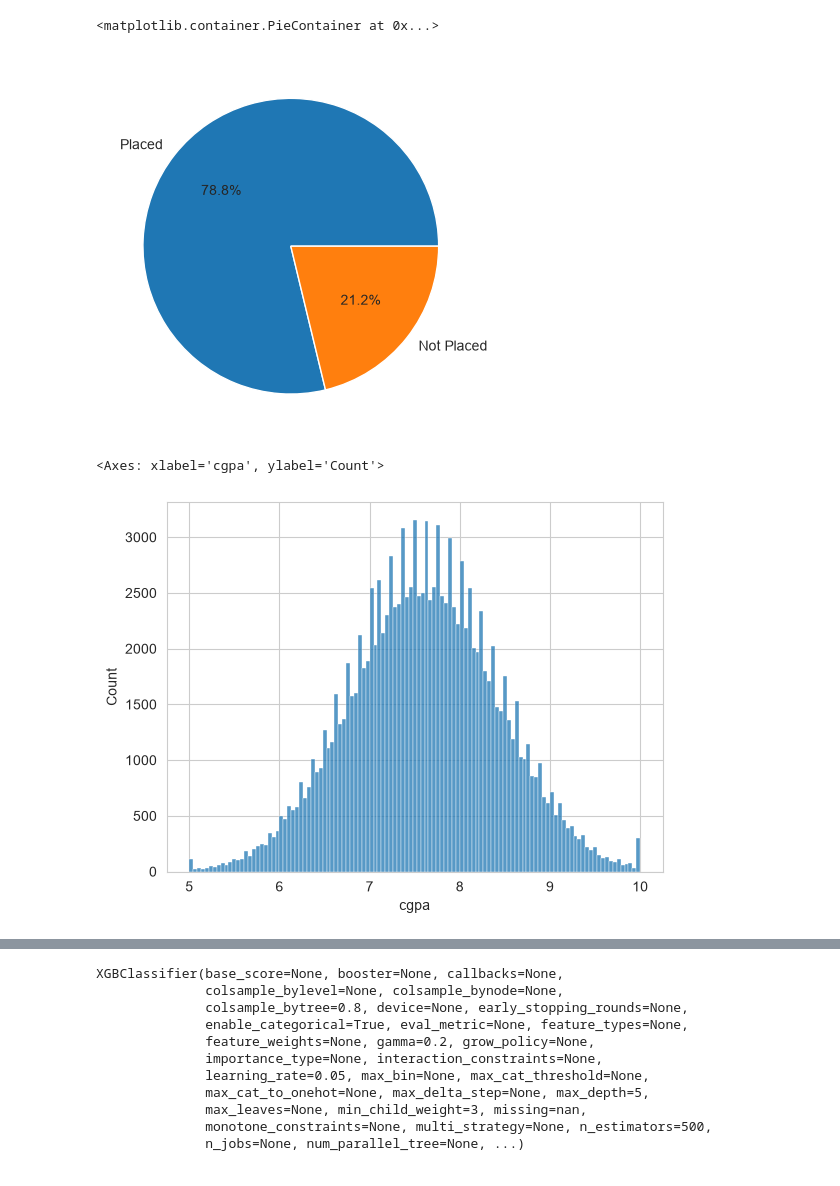
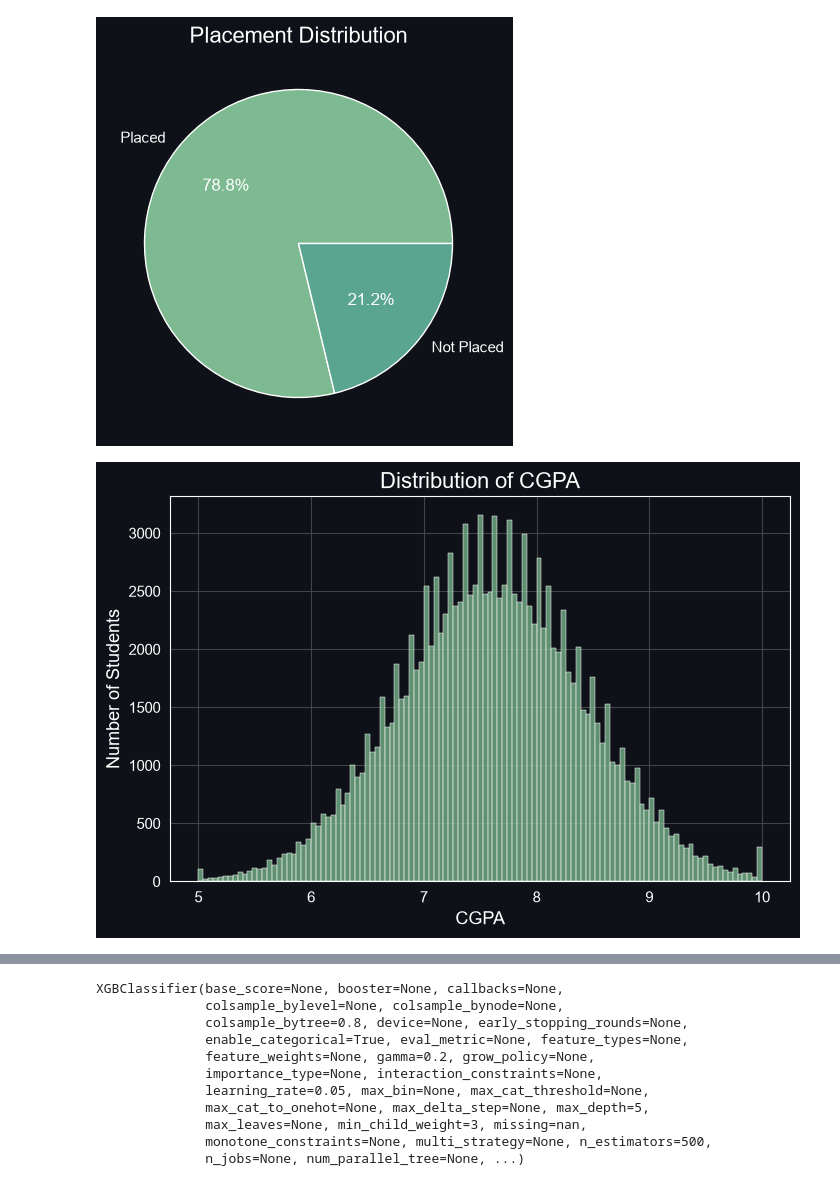
Before and after one commit to arih-hue/placement_predictor, a Jupyter notebook: notebook/analysis.ipynb, the cells around one changed output, grey strips where cells are left out. Drawn from its saved outputs; the diff is of its cells as text; code cells hidden in the pictures.

```diff
--- a/notebook/analysis.ipynb
+++ b/notebook/analysis.ipynb
@@ -29,17 +30,37 @@ avg_pkg=df[df.placement_status!=0]['salary_package_lpa'].mean()
 max_pkg=df.salary_package_lpa.max()
 median_pkg=df.salary_package_lpa.median()
 # %%
-sns.set_style(style='whitegrid')
+sns.set_style("whitegrid")
+plt.rcParams["figure.figsize"]=(8,5)
+plt.rcParams["font.size"]=12
+plt.rcParams["axes.titlesize"]=16
+plt.rcParams["axes.labelsize"]=13
+plt.rcParams["xtick.labelsize"]=11
+plt.rcParams["ytick.labelsize"]=11
+plt.rcParams["figure.facecolor"]="#0E1117"
+plt.rcParams["axes.facecolor"]="#0E1117"
+plt.rcParams["savefig.facecolor"]="#0E1117"
+plt.rcParams["text.color"]="white"
+plt.rcParams["axes.labelcolor"]="white"
+plt.rcParams["axes.edgecolor"]="white"
+plt.rcParams["xtick.color"]="white"
+plt.rcParams["ytick.color"]="white"
+plt.rcParams["grid.color"]="#444444"
+sns.set_palette('crest')
 # %%
 plt.pie(df['placement_status'].value_counts(),labels=['Placed','Not Placed'],autopct='%1.1f%%')
+plt.title("Placement Distribution")
+plt.savefig("../assets/placement_dis.png",dpi=300)
 # %% [output]
-<matplotlib.container.PieContainer at 0x...>
-[figure, old version]
+[figure, new version]
 # %%
 sns.histplot(df['cgpa'])
+plt.title("Distribution of CGPA")
+plt.xlabel("CGPA")
+plt.ylabel("Number of Students")
+plt.savefig("../assets/cgpa_dis.png",dpi=300)
 # %% [output]
-<Axes: xlabel='cgpa', ylabel='Count'>
-[figure, old version]
+[figure, new version]
 # %%
 placed_rate_banch=df.groupby('branch')['placement_status'].mean()*100
 sns.barplot(placed_rate_banch)
```
Also changed, not shown: parts of 16 cells of this notebook, 22 other files.
